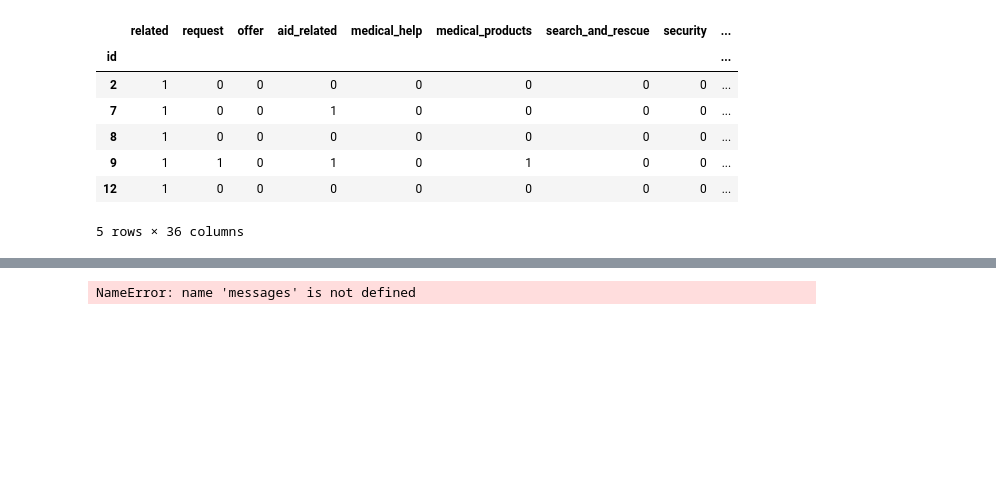
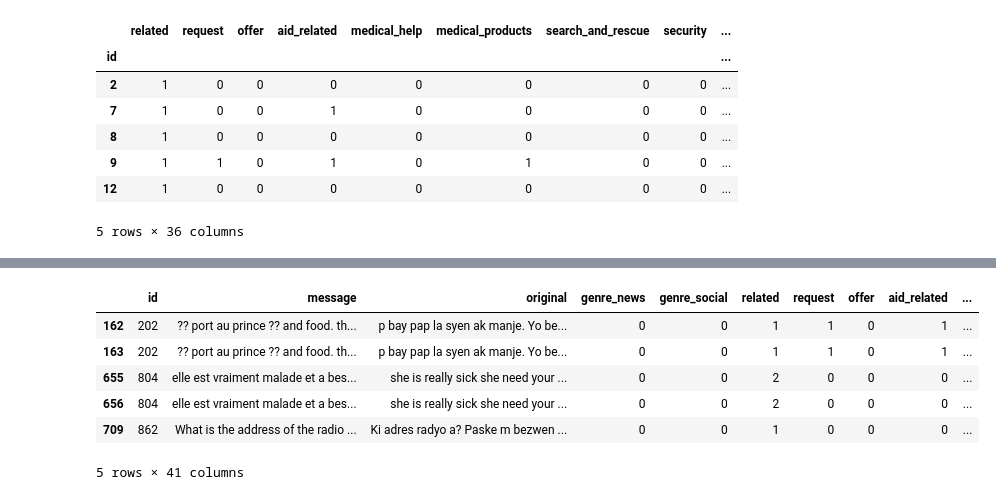
Before and after one commit to Stigant/Disaster-Project, a Jupyter notebook: data/Pipeline Prep.ipynb, the cells around one changed output, grey strips where cells are left out. Drawn from its saved outputs; the diff is of its cells as text; code cells hidden in the pictures; blank space fills up the shorter version.

```diff
--- a/data/Pipeline Prep.ipynb
+++ b/data/Pipeline Prep.ipynb
@@ -46,0 +63,4 @@ category_dummies.head()
+# %%
+union=duplicate_ids.groupby(level=0).max()
+category_dummies.loc[union.index]=union
+category_dummies=category_dummies.loc[category_dummies.index.duplicated(keep='first')]
@@ -47,8 +71,15 @@ category_dummies.head()
 # %%
-df=messages.merge(category_dummies, left_on='id', right_index=True, how='inner')
+df_messages=pd.get_dummies(df_messages,columns=['genre'], drop_first=True)
+df=df_messages.merge(category_dummies, left_on='id', right_index=True, how='inner')
 df.head()
 # %% [output]
+|  | id | message | original | genre_news | genre_social | related | request | offer | aid_related | ... |
+| 162 | 202 | ?? port au prince ?? and food. th... | p bay pap la syen ak manje. Yo be... | 0 | 0 | 1 | 1 | 0 | 1 | ... |
+| 163 | 202 | ?? port au prince ?? and food. th... | p bay pap la syen ak manje. Yo be... | 0 | 0 | 1 | 1 | 0 | 1 | ... |
+| 655 | 804 | elle est vraiment malade et a bes... | she is really sick she need your ... | 0 | 0 | 2 | 0 | 0 | 0 | ... |
+| 656 | 804 | elle est vraiment malade et a bes... | she is really sick she need your ... | 0 | 0 | 2 | 0 | 0 | 0 | ... |
+| 709 | 862 | What is the address of the radio ... | Ki adres radyo a? Paske m bezwen ... | 0 | 0 | 1 | 0 | 0 | 0 | ... |
-NameError: name 'messages' is not defined
+5 rows × 41 columns
 # %%
 print(df.isna().sum())
 nans=df.isna().apply(any, axis=1)
```
Also changed, not shown: parts of 12 cells of this notebook, 3 other files.
